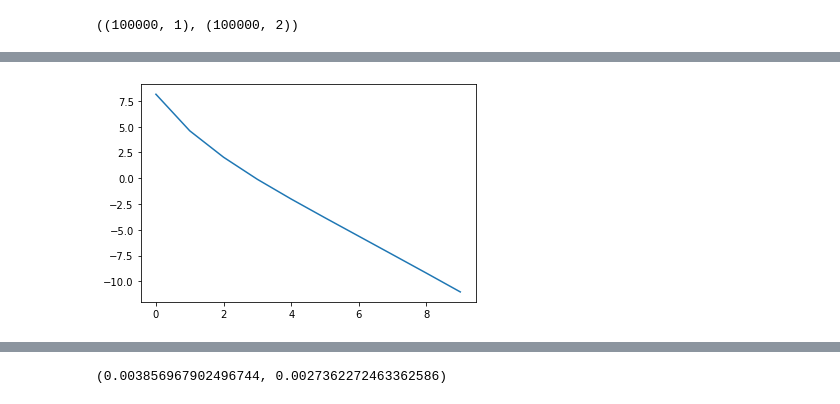
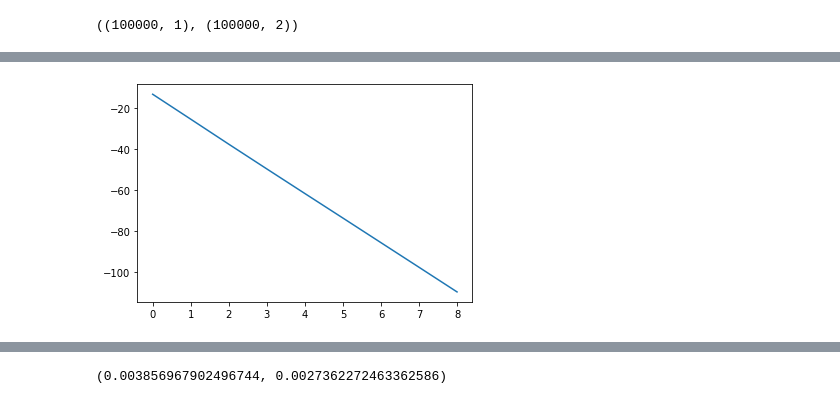
Before and after one commit to mdmould/shallow, a Jupyter notebook: examples/8_conditional.ipynb, the cells around one changed output, grey strips where cells are left out. Saved outputs shown, nothing was run; the diff lists cells and outputs as text; code cells hidden in the pictures.

```diff
--- a/examples/8_conditional.ipynb
+++ b/examples/8_conditional.ipynb
@@ -79,9 +79,9 @@ class Norm:
 
         return y * self.std + self.mean
 # %%
-whiten = False
+normalize = True
 
-if whiten:
+if normalize:
 
     slopes_norm = Norm(slopes)
     slopes = slopes_norm.forward(slopes)
@@ -185,7 +188,10 @@ batch_size = 100
 learning_rate = 1e-4
 
 model.compile(
-    optimizer=tf.optimizers.Adam(learning_rate=learning_rate),
+    # optimizer=tf.optimizers.Adam(learning_rate=learning_rate),
+    optimizer=tfa.optimizers.AdamW(
+        weight_decay=1e-6, learning_rate=learning_rate,
+        ),
     loss=lambda _, log_prob: -log_prob,
     )
 
@@ -221,5 +227,5 @@ Epoch 10/10
 # %%
-plt.plot(result.history['loss'][0:]);
+plt.plot(result.history['loss'][1:]);
 # %% [output]
-[figure, old version]
+[figure, new version]
 # %%
```
Also changed, not shown: parts of 6 cells of this notebook, 2 other files.
